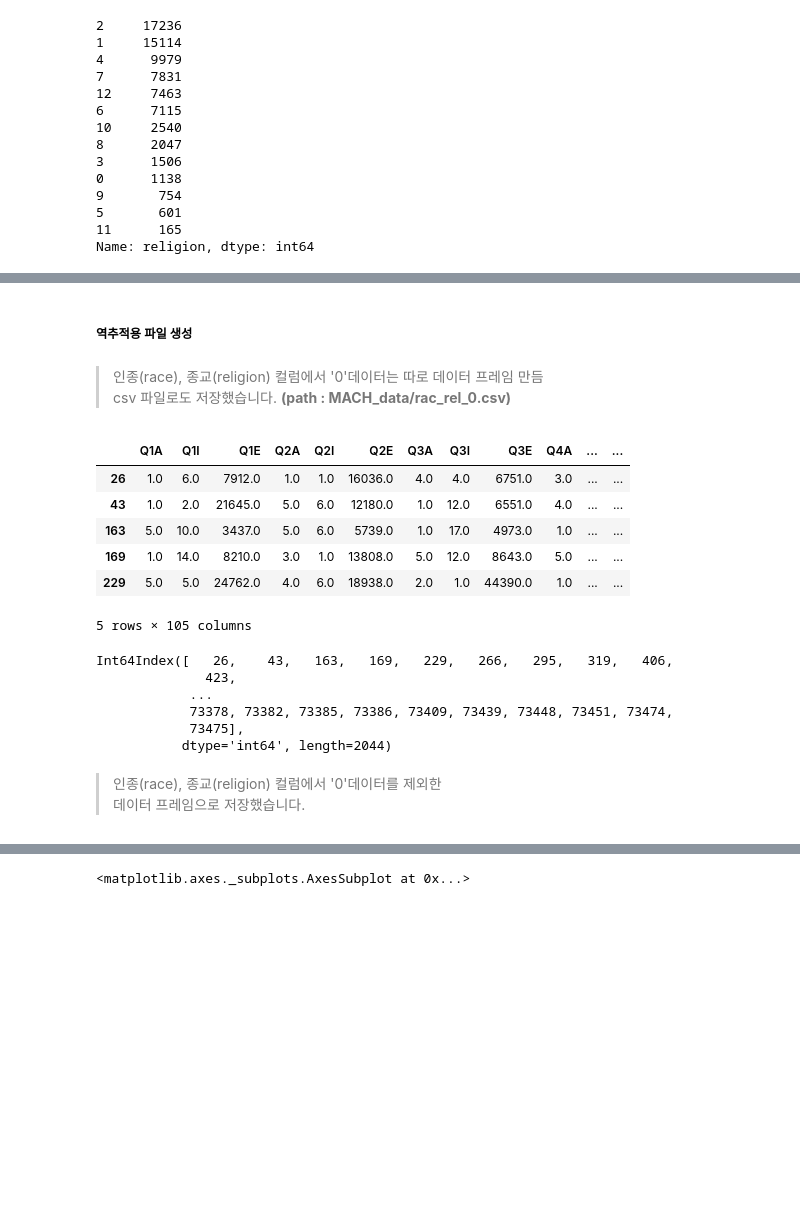
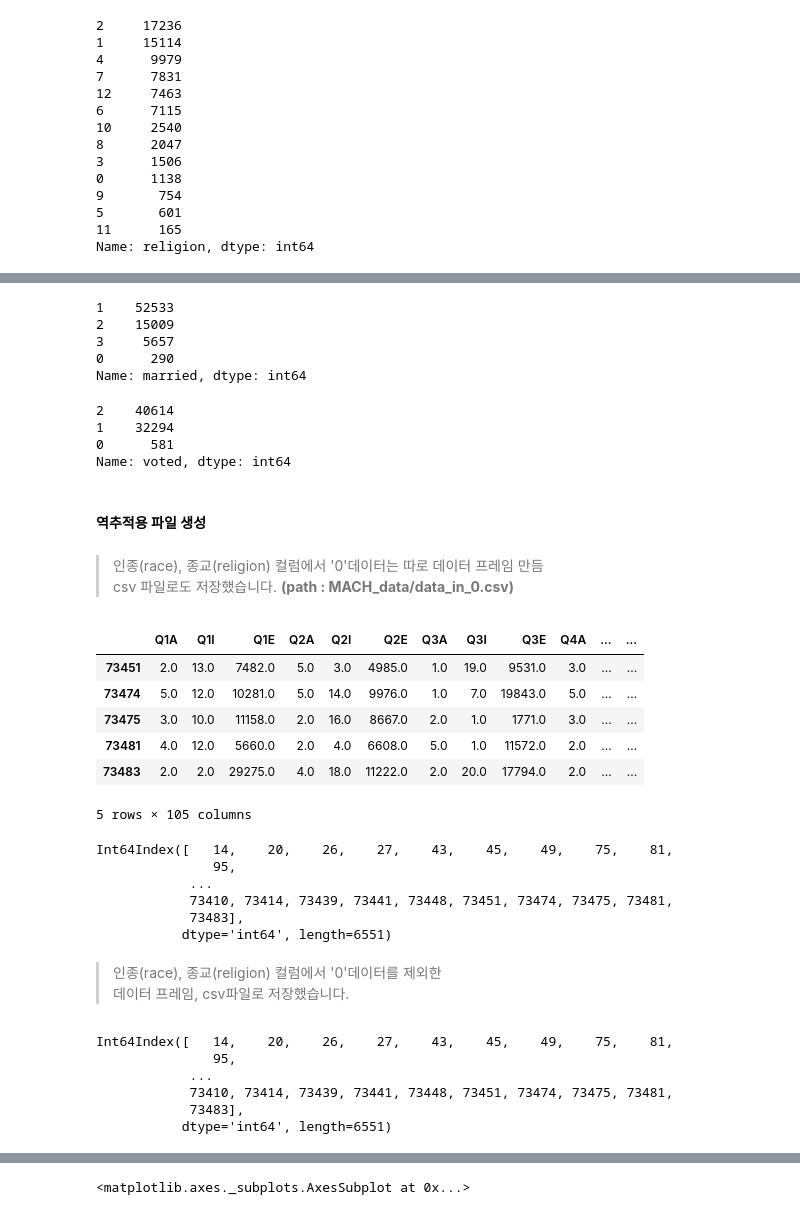
Before and after one commit to dss-14th/ml-repo-3, a Jupyter notebook: data_for_auto_eda.ipynb, the cells around one changed output, grey strips where cells are left out. Saved outputs shown, nothing was run; the diff lists cells and outputs as text; code cells hidden in the pictures; blank space fills up the shorter version.

Commit message:
preprocessing data

```diff
--- a/data_for_auto_eda.ipynb
+++ b/data_for_auto_eda.ipynb
@@ -63,17 +141,44 @@ Name: religion, dtype: int64
+# %%
+df['married'].value_counts()
+# %% [output]
+1    52533
+2    15009
+3     5657
+0      290
+Name: married, dtype: int64
+# %%
+df['voted'].value_counts()
+# %% [output]
+2    40614
+1    32294
+0      581
+Name: voted, dtype: int64
 # %% [markdown]
-##### 역추적용 파일 생성
+#### 역추적용 파일 생성
 # %% [markdown]
 > 인종(race), 종교(religion) 컬럼에서 '0'데이터는 따로 데이터 프레임 만듬
-csv 파일로도 저장했습니다. __(path : MACH_data/rac_rel_0.csv)__
+csv 파일로도 저장했습니다. __(path : MACH_data/data_in_0.csv)__
-# %%
-df_rac_rel_0 = df[(df['race'] == 0) | (df['religion'] == 0)]
-df_rac_rel_0.head()
-# %% [output]
-|  | Q1A | Q1I | Q1E | Q2A | Q2I | Q2E | Q3A | Q3I | Q3E | Q4A | ... | ... |
-| 26 | 1.0 | 6.0 | 7912.0 | 1.0 | 1.0 | 16036.0 | 4.0 | 4.0 | 6751.0 | 3.0 | ... | ... |
-| 43 | 1.0 | 2.0 | 21645.0 | 5.0 | 6.0 | 12180.0 | 1.0 | 12.0 | 6551.0 | 4.0 | ... | ... |
-| 163 | 5.0 | 10.0 | 3437.0 | 5.0 | 6.0 | 5739.0 | 1.0 | 17.0 | 4973.0 | 1.0 | ... | ... |
-| 169 | 1.0 | 14.0 | 8210.0 | 3.0 | 1.0 | 13808.0 | 5.0 | 12.0 | 8643.0 | 5.0 | ... | ... |
-| 229 | 5.0 | 5.0 | 24762.0 | 4.0 | 6.0 | 18938.0 | 2.0 | 1.0 | 44390.0 | 1.0 | ... | ... |
-5 rows × 105 columns
+# %%
+df_in_0 = df[(df['TIPI1'] == 0) | (df['TIPI2'] == 0) | (df['TIPI3'] == 0) | (df['TIPI4'] == 0) | (df['TIPI5'] == 0) |
+             (df['TIPI6'] == 0) | (df['TIPI7'] == 0) | (df['TIPI8'] == 0) | (df['TIPI9'] == 0) | (df['TIPI10'] == 0) |
+             (df['education'] == 0) | (df['urban'] == 0) | (df['gender'] == 0) | (df['engnat'] == 0) | (df['hand'] == 0)|
+             (df['orientation'] == 0)| (df['married'] == 0) | (df['race'] == 0) | (df['religion'] == 0) | (df['voted'] == 0)]
+df_in_0.tail()
+# %% [output]
+|  | Q1A | Q1I | Q1E | Q2A | Q2I | Q2E | Q3A | Q3I | Q3E | Q4A | ... | ... |
+| 73451 | 2.0 | 13.0 | 7482.0 | 5.0 | 3.0 | 4985.0 | 1.0 | 19.0 | 9531.0 | 3.0 | ... | ... |
+| 73474 | 5.0 | 12.0 | 10281.0 | 5.0 | 14.0 | 9976.0 | 1.0 | 7.0 | 19843.0 | 5.0 | ... | ... |
+| 73475 | 3.0 | 10.0 | 11158.0 | 2.0 | 16.0 | 8667.0 | 2.0 | 1.0 | 1771.0 | 3.0 | ... | ... |
+| 73481 | 4.0 | 12.0 | 5660.0 | 2.0 | 4.0 | 6608.0 | 5.0 | 1.0 | 11572.0 | 2.0 | ... | ... |
+| 73483 | 2.0 | 2.0 | 29275.0 | 4.0 | 18.0 | 11222.0 | 2.0 | 20.0 | 17794.0 | 2.0 | ... | ... |
+5 rows × 105 columns
+# %%
+df_in_0.index
+# %% [output]
+Int64Index([   14,    20,    26,    27,    43,    45,    49,    75,    81,
+               95,
+            ...
+            73410, 73414, 73439, 73441, 73448, 73451, 73474, 73475, 73481,
+            73483],
+           dtype='int64', length=6551)
 # %%
@@ -81,13 +186,13 @@ df_rac_rel_0.to_csv('./MACH_data/rac_rel_0.csv')
+# %% [markdown]
+> 인종(race), 종교(religion) 컬럼에서 '0'데이터를 제외한
+데이터 프레임, csv파일로 저장했습니다.
 # %%
-df_rac_rel_0.index
+df_in_0.index
 # %% [output]
-Int64Index([   26,    43,   163,   169,   229,   266,   295,   319,   406,
-              423,
+Int64Index([   14,    20,    26,    27,    43,    45,    49,    75,    81,
+               95,
             ...
-            73378, 73382, 73385, 73386, 73409, 73439, 73448, 73451, 73474,
-            73475],
-           dtype='int64', length=2044)
+            73410, 73414, 73439, 73441, 73448, 73451, 73474, 73475, 73481,
+            73483],
+           dtype='int64', length=6551)
-# %% [markdown]
-> 인종(race), 종교(religion) 컬럼에서 '0'데이터를 제외한
-데이터 프레임으로 저장했습니다.
 # %%
```
Also changed, not shown: parts of 48 cells of this notebook, 2 other files.
